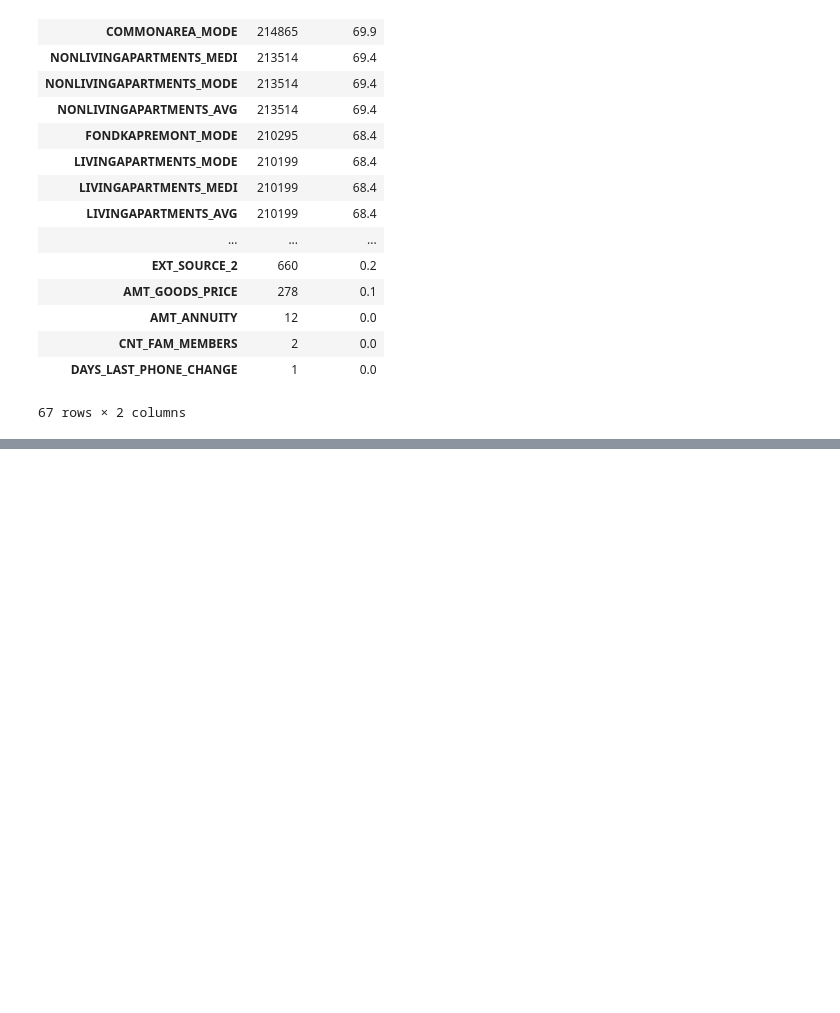
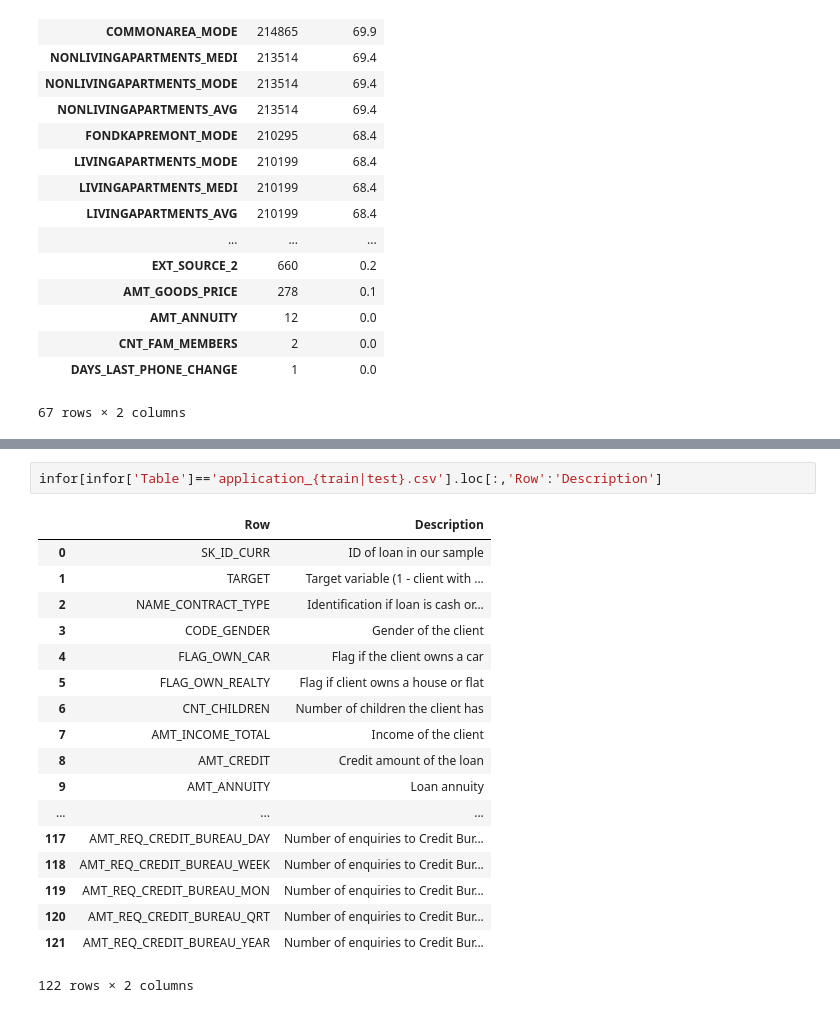
Before and after one commit to gonzaloriquelme/HomeCreditDefaultRisk, a Jupyter notebook: CreditDefaultRisk.ipynb, the cells around one changed output, grey strips where cells are left out. Cells and saved outputs as stored; diff of their text form; blank space fills up the shorter version.

```diff
--- a/CreditDefaultRisk.ipynb
+++ b/CreditDefaultRisk.ipynb
@@ -99,0 +193,21 @@ missingtable
+# %%
+infor[infor['Table']=='application_{train|test}.csv'].loc[:,'Row':'Description']
+# %% [output]
+|  | Row | Description |
+| 0 | SK_ID_CURR | ID of loan in our sample |
+| 1 | TARGET | Target variable (1 - client with ... |
+| 2 | NAME_CONTRACT_TYPE | Identification if loan is cash or... |
+| 3 | CODE_GENDER | Gender of the client |
+| 4 | FLAG_OWN_CAR | Flag if the client owns a car |
+| 5 | FLAG_OWN_REALTY | Flag if client owns a house or flat |
+| 6 | CNT_CHILDREN | Number of children the client has |
+| 7 | AMT_INCOME_TOTAL | Income of the client |
+| 8 | AMT_CREDIT | Credit amount of the loan |
+| 9 | AMT_ANNUITY | Loan annuity |
+| ... | ... | ... |
+| 117 | AMT_REQ_CREDIT_BUREAU_DAY | Number of enquiries to Credit Bur... |
+| 118 | AMT_REQ_CREDIT_BUREAU_WEEK | Number of enquiries to Credit Bur... |
+| 119 | AMT_REQ_CREDIT_BUREAU_MON | Number of enquiries to Credit Bur... |
+| 120 | AMT_REQ_CREDIT_BUREAU_QRT | Number of enquiries to Credit Bur... |
+| 121 | AMT_REQ_CREDIT_BUREAU_YEAR | Number of enquiries to Credit Bur... |
+122 rows × 2 columns
```
Also changed, not shown: parts of 16 cells of this notebook.
